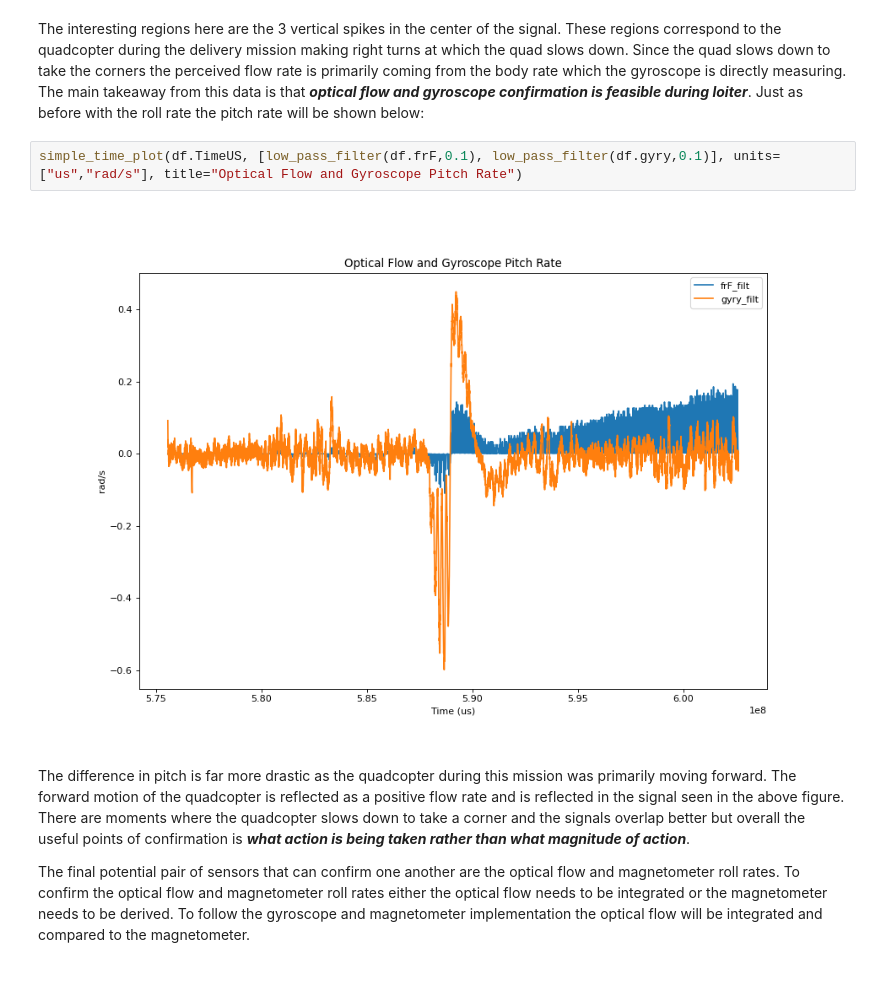
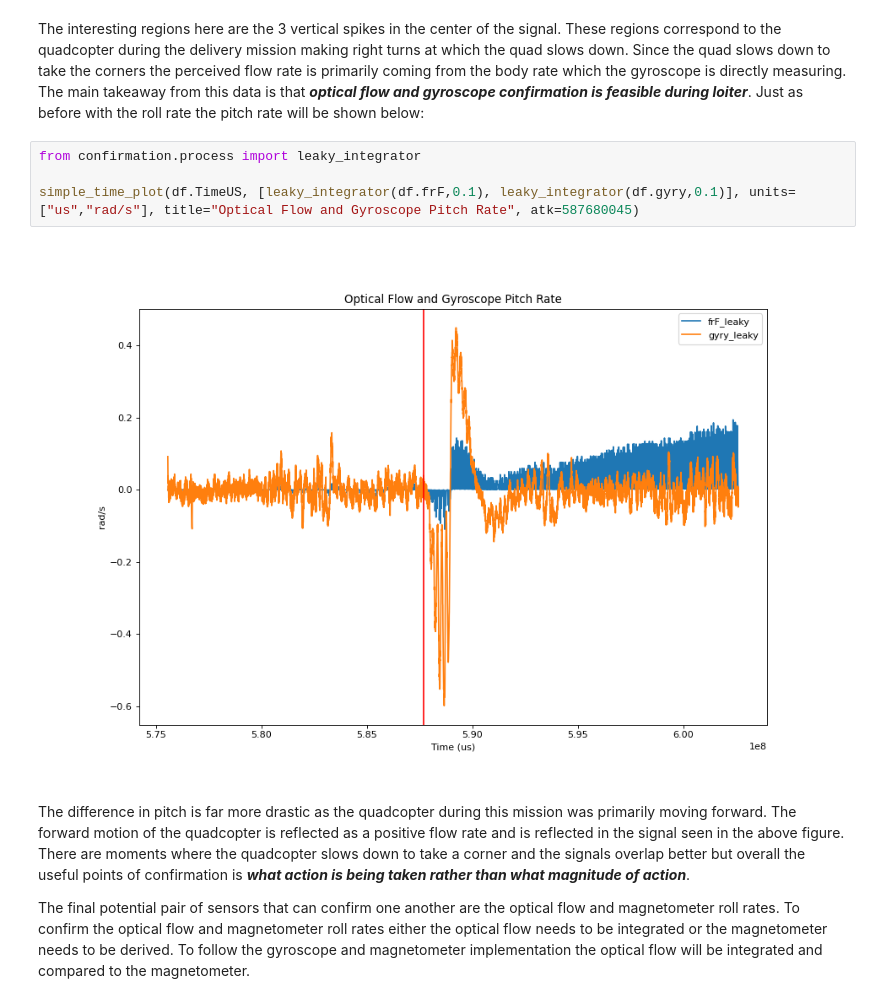
Before and after one commit to BaileySri/Practical-Software-Defense-for-GPS-Spoofing-on-a-Hobby-UAV-Offline, a Jupyter notebook: notebooks/0.1-bks-attack-idle.ipynb, the cells around one changed output. Saved outputs shown, nothing was run; the diff lists cells and outputs as text.

```diff
--- a/notebooks/0.1-bks-attack-idle.ipynb
+++ b/notebooks/0.1-bks-attack-idle.ipynb
@@ -197,9 +166,11 @@ which the gyroscope is directly measuring. The main takeaway from this data is
 that ***optical flow and gyroscope confirmation is feasible during loiter***.
 Just as before with the roll rate the pitch rate will be shown below:
 # %%
-simple_time_plot(df.TimeUS, [low_pass_filter(df.frF,0.1), low_pass_filter(df.gyry,0.1)], units=["us","rad/s"], title="Optical Flow and Gyroscope Pitch Rate")
+from confirmation.process import leaky_integrator
+
+simple_time_plot(df.TimeUS, [leaky_integrator(df.frF,0.1), leaky_integrator(df.gyry,0.1)], units=["us","rad/s"], title="Optical Flow and Gyroscope Pitch Rate", atk=587680045)
 # %% [output]
-[figure, old version]
+[figure, new version]
 # %% [markdown]
 The difference in pitch is far more drastic as the quadcopter during this
 mission was primarily moving forward. The forward motion of the quadcopter is
```
Also changed, not shown: parts of 21 cells of this notebook, 4 other files.
